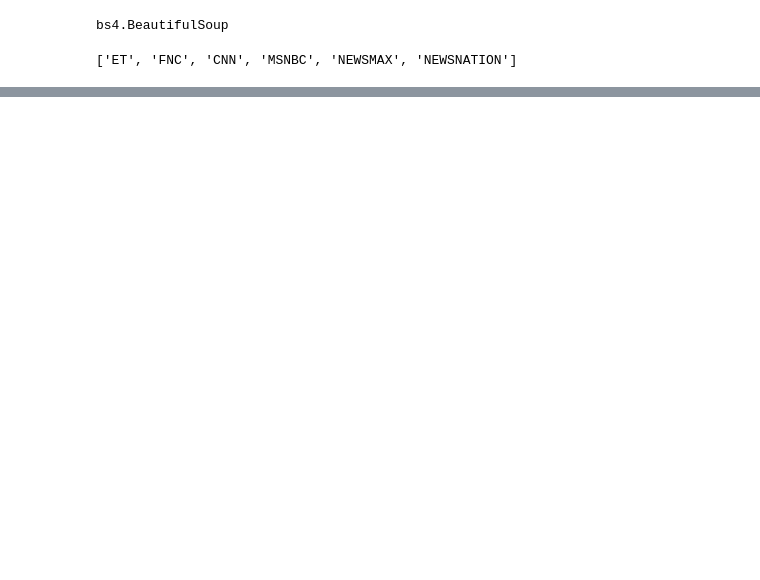
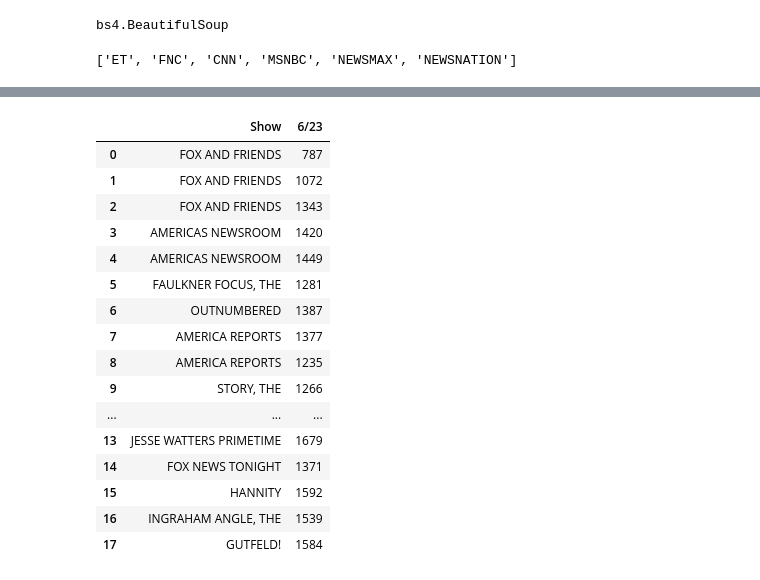
Before and after one commit to niallsimonian/Lede-Project-2, a Jupyter notebook: jupyter notebooks/23cableratings.ipynb, the cells around one changed output, grey strips where cells are left out. Drawn from its saved outputs; the diff is of its cells as text; code cells hidden in the pictures; blank space fills up the shorter version.

```diff
--- a/cableratingsjune29.ipynb
+++ b/jupyter notebooks/23cableratings.ipynb
@@ -106,0 +108,4 @@ cable_df.head()
+# %%
+#dropping everything but fox to create fox column only df
+fox23 = cable23_df.drop(columns=['CNN', 'MSNBC','NEWSMAX',"NEWSNATION","ET"])
+fox23
@@ -106,0 +130,23 @@ cable_df.head()
+# %%
+#splitting the string and numbers in the FNC column, while dropping the :\n . And then dropping the original FNC Column
+fox23[['Show', '6/23']] = fox23['FNC'].str.split(':\n', expand=True)
+fox23 = fox23.drop(columns=['FNC'])
+fox23
+# %% [output]
+|  | Show | 6/23 |
+| 0 | FOX AND FRIENDS | 787 |
+| 1 | FOX AND FRIENDS | 1072 |
+| 2 | FOX AND FRIENDS | 1343 |
+| 3 | AMERICAS NEWSROOM | 1420 |
+| 4 | AMERICAS NEWSROOM | 1449 |
+| 5 | FAULKNER FOCUS, THE | 1281 |
+| 6 | OUTNUMBERED | 1387 |
+| 7 | AMERICA REPORTS | 1377 |
+| 8 | AMERICA REPORTS | 1235 |
+| 9 | STORY, THE | 1266 |
+| ... | ... | ... |
+| 13 | JESSE WATTERS PRIMETIME | 1679 |
+| 14 | FOX NEWS TONIGHT | 1371 |
+| 15 | HANNITY | 1592 |
+| 16 | INGRAHAM ANGLE, THE | 1539 |
+| 17 | GUTFELD! | 1584 |
```
Also changed, not shown: parts of 7 cells of this notebook, 40 other files.
